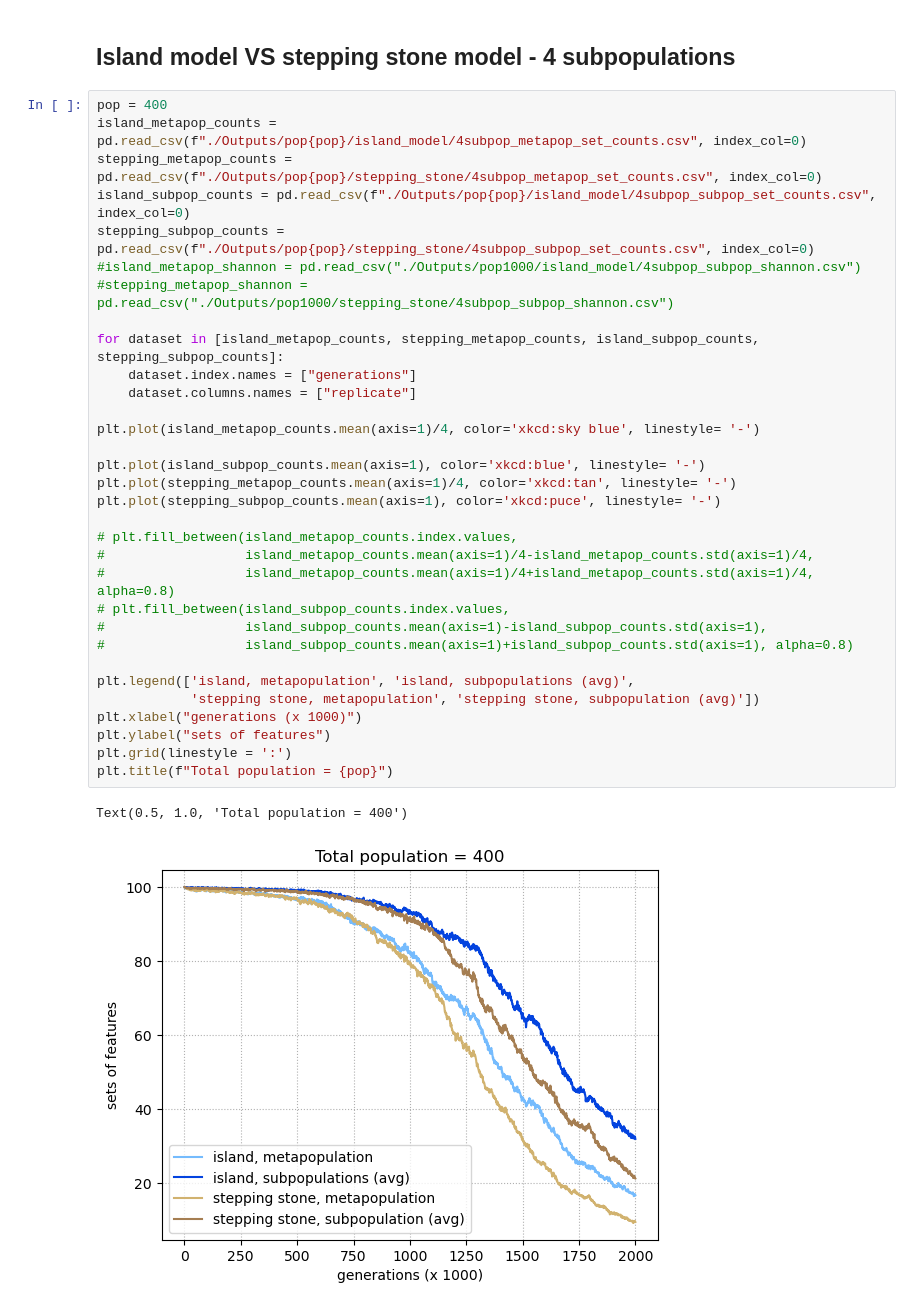
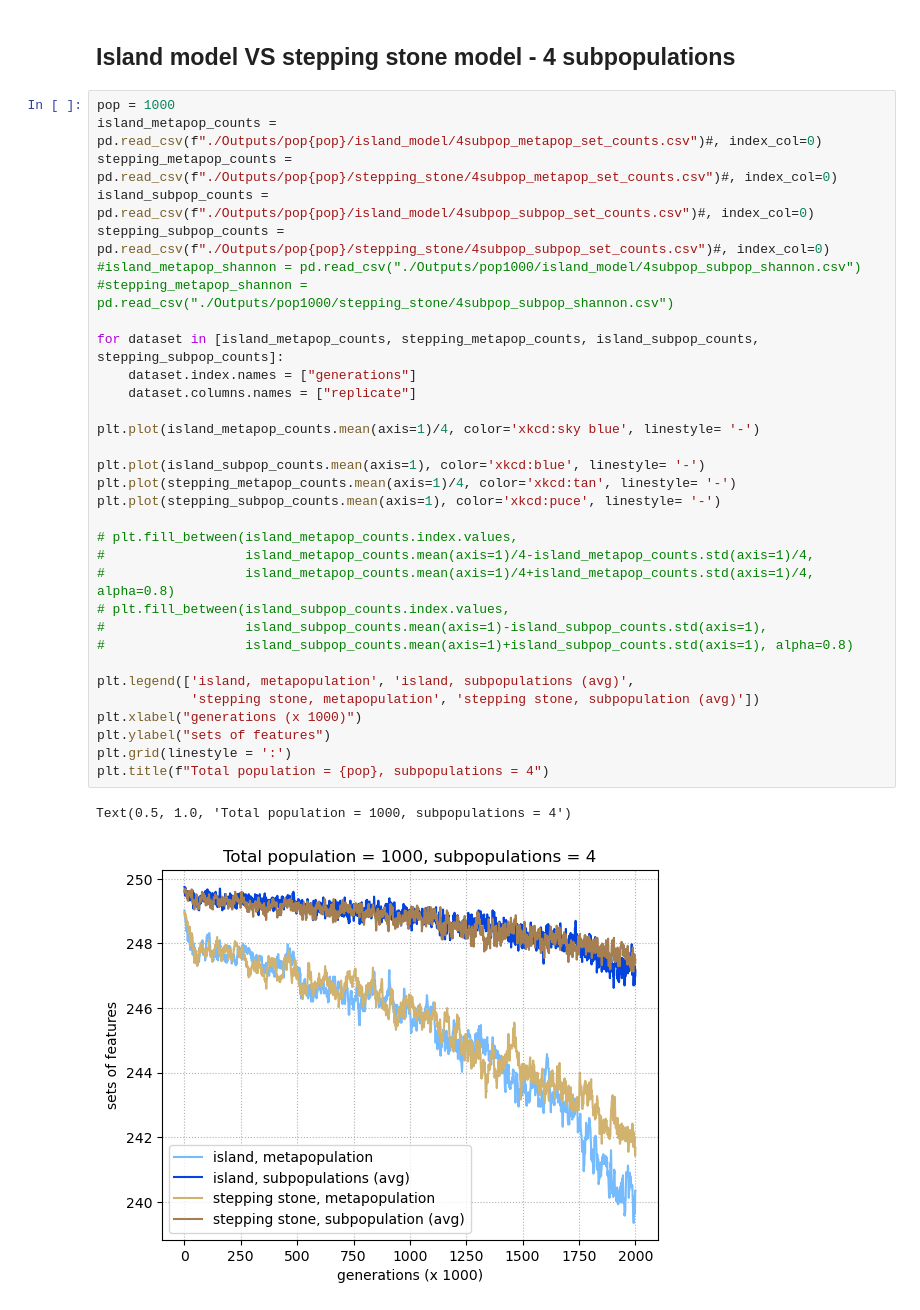
Before and after one commit to mtomasini/MetapopulationsPython, a Jupyter notebook: exploration.ipynb, the cells around one changed output. Drawn from its saved outputs; the diff is of its cells as text.

```diff
--- a/exploration.ipynb
+++ b/exploration.ipynb
@@ -109,40 +112,40 @@ Text(0.5, 1.0, 'Number of unique sets')
 # %% [markdown]
 ## Island model VS stepping stone model - 4 subpopulations
 # %%
-pop = 400
-island_metapop_counts = pd.read_csv(f"./Outputs/pop{pop}/island_model/4subpop_metapop_set_counts.csv", index_col=0)
-stepping_metapop_counts = pd.read_csv(f"./Outputs/pop{pop}/stepping_stone/4subpop_metapop_set_counts.csv", index_col=0)
-island_subpop_counts = pd.read_csv(f"./Outputs/pop{pop}/island_model/4subpop_subpop_set_counts.csv", index_col=0)
-stepping_subpop_counts = pd.read_csv(f"./Outputs/pop{pop}/stepping_stone/4subpop_subpop_set_counts.csv", index_col=0)
+pop = 1000
+island_metapop_counts = pd.read_csv(f"./Outputs/pop{pop}/island_model/4subpop_metapop_set_counts.csv")#, index_col=0)
+stepping_metapop_counts = pd.read_csv(f"./Outputs/pop{pop}/stepping_stone/4subpop_metapop_set_counts.csv")#, index_col=0)
+island_subpop_counts = pd.read_csv(f"./Outputs/pop{pop}/island_model/4subpop_subpop_set_counts.csv")#, index_col=0)
+stepping_subpop_counts = pd.read_csv(f"./Outputs/pop{pop}/stepping_stone/4subpop_subpop_set_counts.csv")#, index_col=0)
 #island_metapop_shannon = pd.read_csv("./Outputs/pop1000/island_model/4subpop_subpop_shannon.csv")
 #stepping_metapop_shannon = pd.read_csv("./Outputs/pop1000/stepping_stone/4subpop_subpop_shannon.csv")
 
 for dataset in [island_metapop_counts, stepping_metapop_counts, island_subpop_counts, stepping_subpop_counts]:
     dataset.index.names = ["generations"]
     dataset.columns.names = ["replicate"]
 
 plt.plot(island_metapop_counts.mean(axis=1)/4, color='xkcd:sky blue', linestyle= '-')
 
 plt.plot(island_subpop_counts.mean(axis=1), color='xkcd:blue', linestyle= '-')
 plt.plot(stepping_metapop_counts.mean(axis=1)/4, color='xkcd:tan', linestyle= '-')
 plt.plot(stepping_subpop_counts.mean(axis=1), color='xkcd:puce', linestyle= '-')
 
 # plt.fill_between(island_metapop_counts.index.values,
 #                  island_metapop_counts.mean(axis=1)/4-island_metapop_counts.std(axis=1)/4,
 #                  island_metapop_counts.mean(axis=1)/4+island_metapop_counts.std(axis=1)/4, alpha=0.8)
 # plt.fill_between(island_subpop_counts.index.values,
 #                  island_subpop_counts.mean(axis=1)-island_subpop_counts.std(axis=1),
 #                  island_subpop_counts.mean(axis=1)+island_subpop_counts.std(axis=1), alpha=0.8)
 
 plt.legend(['island, metapopulation', 'island, subpopulations (avg)',
             'stepping stone, metapopulation', 'stepping stone, subpopulation (avg)'])
 plt.xlabel("generations (x 1000)")
 plt.ylabel("sets of features")
 plt.grid(linestyle = ':')
-plt.title(f"Total population = {pop}")
+plt.title(f"Total population = {pop}, subpopulations = 4")
 # %% [output]
-Text(0.5, 1.0, 'Total population = 400')
+Text(0.5, 1.0, 'Total population = 1000, subpopulations = 4')
-[figure, old version]
+[figure, new version]
 # %%
 pop = 1000
 island_metapop_shannon = pd.read_csv(f"./Outputs/pop{pop}/island_model/4subpop_metapop_shannon.csv")#, index_col=0)
```
Also changed, not shown: parts of 8 cells of this notebook, 3 other files.
